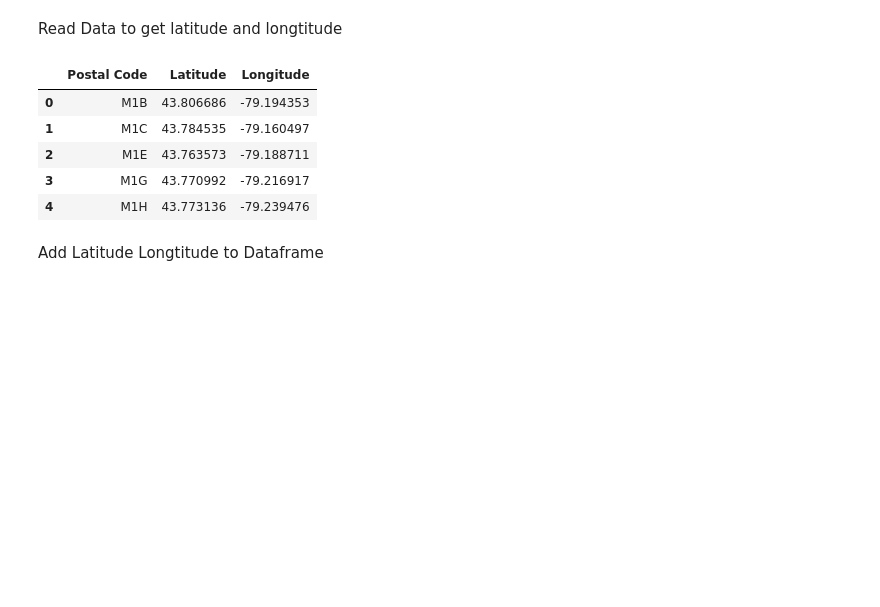
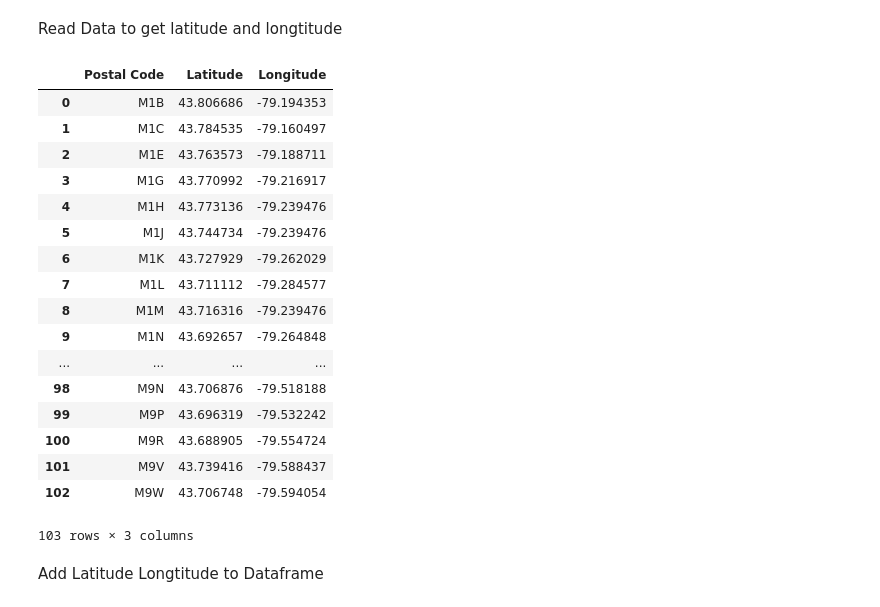
Before and after one commit to PamikaS/CapStoneLab3, a Jupyter notebook: CapStone lab3.ipynb, the cells around one changed output. Drawn from its saved outputs; the diff is of its cells as text; code cells hidden in the pictures; blank space fills up the shorter version.

```diff
--- a/CapStone lab3.ipynb
+++ b/CapStone lab3.ipynb
@@ -73,18 +73,30 @@ df_CN1.shape
 # %%
 
 TGdata = "http://cocl.us/Geospatial_data"
 geof = pd.read_csv(TGdata, index_col=0)
 
 geof.reset_index(inplace = True)
 
-geof.head()
+geof
 # %% [output]
 |  | Postal Code | Latitude | Longitude |
 | 0 | M1B | 43.806686 | -79.194353 |
 | 1 | M1C | 43.784535 | -79.160497 |
 | 2 | M1E | 43.763573 | -79.188711 |
 | 3 | M1G | 43.770992 | -79.216917 |
 | 4 | M1H | 43.773136 | -79.239476 |
+| 5 | M1J | 43.744734 | -79.239476 |
+| 6 | M1K | 43.727929 | -79.262029 |
+| 7 | M1L | 43.711112 | -79.284577 |
+| 8 | M1M | 43.716316 | -79.239476 |
+| 9 | M1N | 43.692657 | -79.264848 |
+| ... | ... | ... | ... |
+| 98 | M9N | 43.706876 | -79.518188 |
+| 99 | M9P | 43.696319 | -79.532242 |
+| 100 | M9R | 43.688905 | -79.554724 |
+| 101 | M9V | 43.739416 | -79.588437 |
+| 102 | M9W | 43.706748 | -79.594054 |
+103 rows × 3 columns
 # %% [markdown]
 <p> Add Latitude Longtitude to Dataframe </p>
 # %%
```
Also changed, not shown: parts of 1 cell of this notebook.
